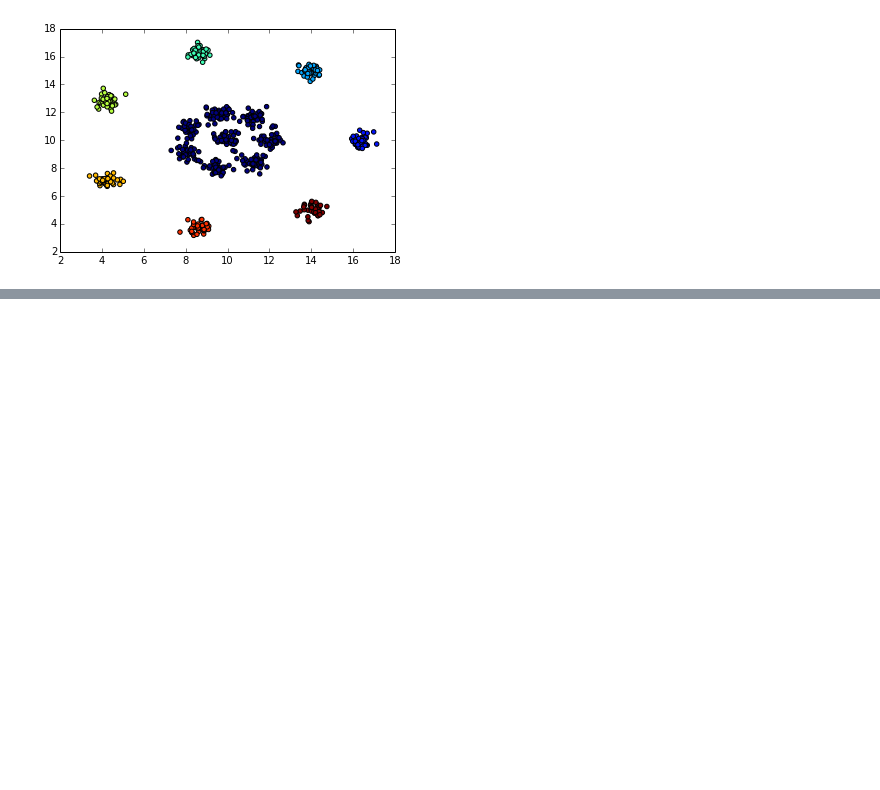
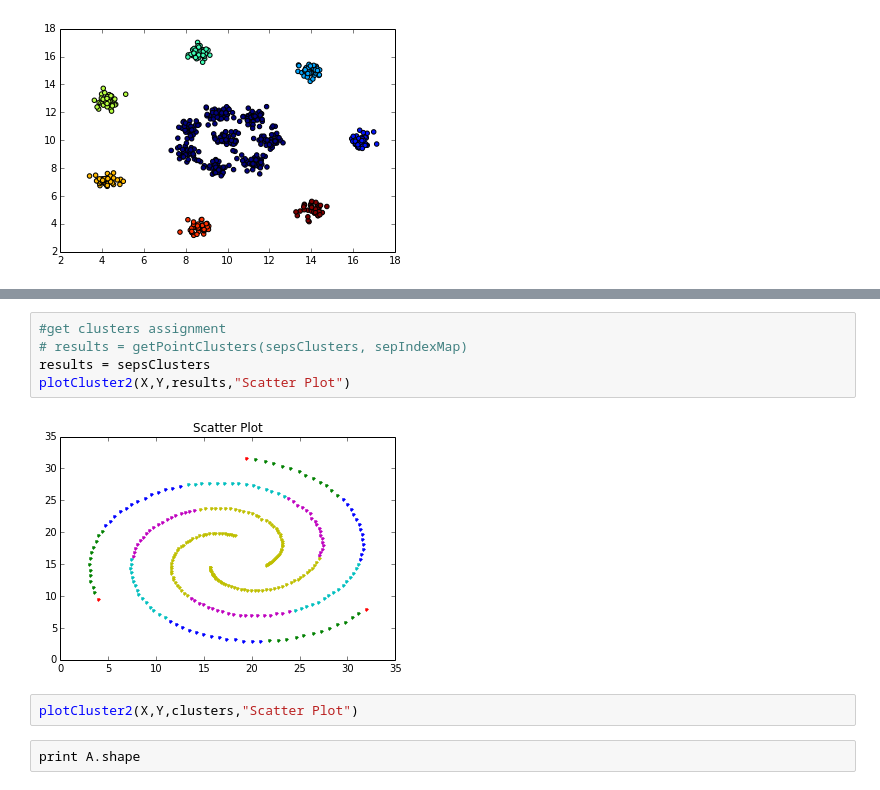
Before and after one commit to titicaca/GP-Clustering, a Jupyter notebook: GP Clustering AlgoImpl.ipynb, the cells around one changed output, grey strips where cells are left out. Saved outputs shown, nothing was run; the diff lists cells and outputs as text; blank space fills up the shorter version.

```diff
--- a/GP Clustering AlgoImpl.ipynb
+++ b/GP Clustering AlgoImpl.ipynb
@@ -315,0 +376,11 @@ plotCluster(X,Y,results1,"Scatter Plot")
+# %%
+#get clusters assignment
+# results = getPointClusters(sepsClusters, sepIndexMap)
+results = sepsClusters
+plotCluster2(X,Y,results,"Scatter Plot")
+# %% [output]
+[figure, added]
+# %%
+plotCluster2(X,Y,clusters,"Scatter Plot")
+# %%
+print A.shape
```
Also changed, not shown: parts of 17 cells of this notebook.
